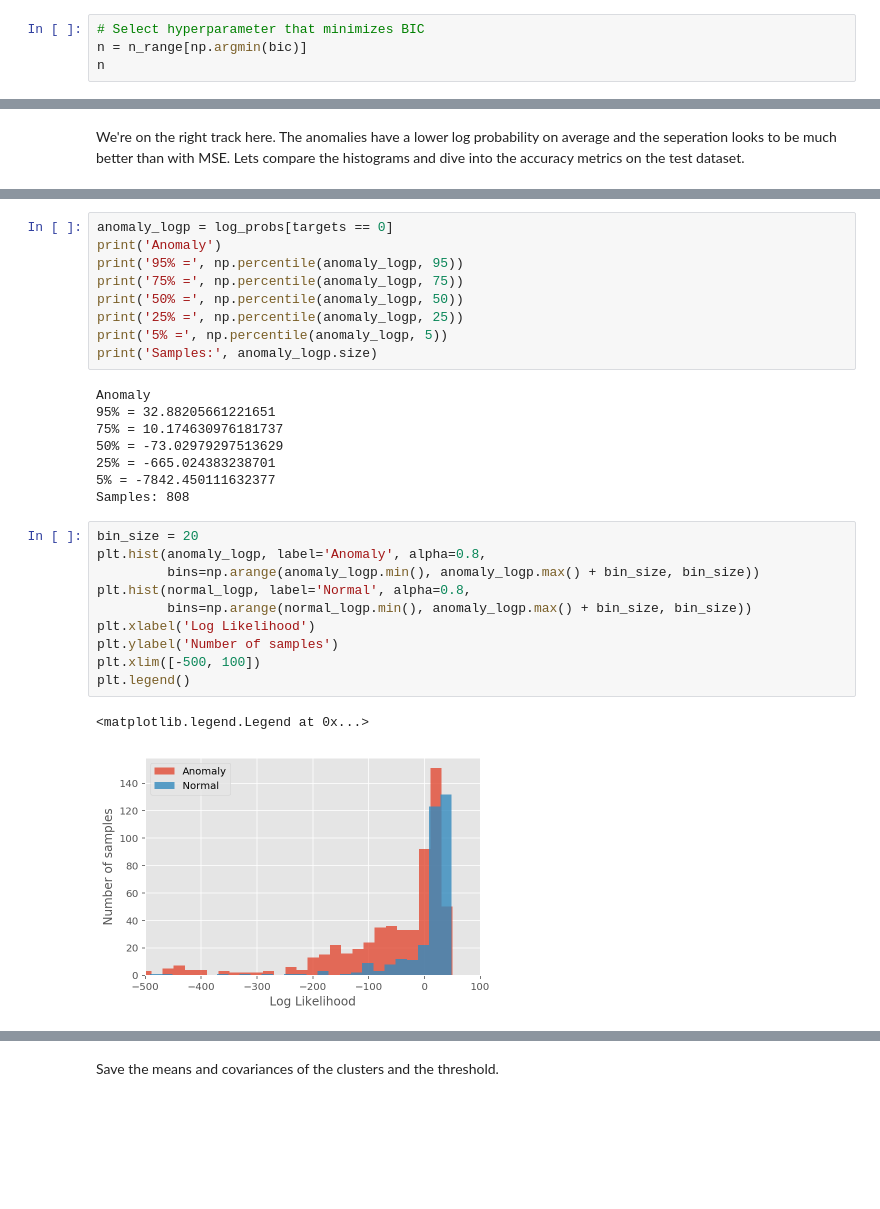
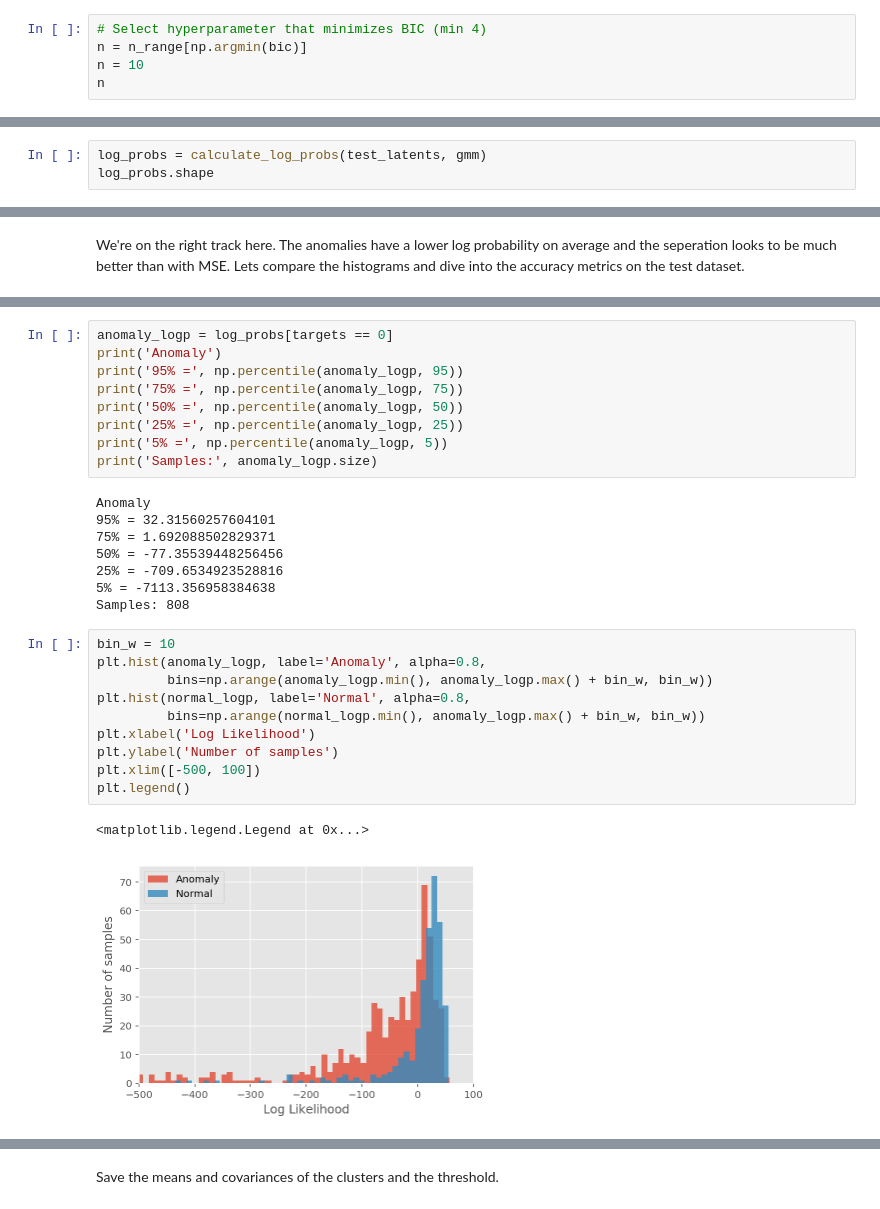
Before and after one commit to mttmac/glance, a Jupyter notebook: notebooks/VAE_clustering.ipynb, the cells around one changed output, grey strips where cells are left out. Cells and saved outputs as stored; diff of their text form; blank space fills up the shorter version.

```diff
--- a/notebooks/VAE_clustering.ipynb
+++ b/notebooks/VAE_clustering.ipynb
@@ -107,5 +96,6 @@ plt.legend()
 # %%
-# Select hyperparameter that minimizes BIC
+# Select hyperparameter that minimizes BIC (min 4)
 n = n_range[np.argmin(bic)]
+n = 10
 n
 # %% [output]
@@ -183,0 +128,3 @@ plt.legend()
+# %%
+log_probs = calculate_log_probs(test_latents, gmm)
+log_probs.shape
@@ -221,24 +170,24 @@ print('5% =', np.percentile(anomaly_logp, 5))
 print('Samples:', anomaly_logp.size)
 # %% [output]
 Anomaly
-95% = 32.88205661221651
-75% = 10.174630976181737
-50% = -73.02979297513629
-25% = -665.024383238701
-5% = -7842.450111632377
+95% = 32.31560257604101
+75% = 1.692088502829371
+50% = -77.35539448256456
+25% = -709.6534923528816
+5% = -7113.356958384638
 Samples: 808
 # %%
-bin_size = 20
+bin_w = 10
 plt.hist(anomaly_logp, label='Anomaly', alpha=0.8,
-         bins=np.arange(anomaly_logp.min(), anomaly_logp.max() + bin_size, bin_size))
+         bins=np.arange(anomaly_logp.min(), anomaly_logp.max() + bin_w, bin_w))
 plt.hist(normal_logp, label='Normal', alpha=0.8,
-         bins=np.arange(normal_logp.min(), anomaly_logp.max() + bin_size, bin_size))
+         bins=np.arange(normal_logp.min(), anomaly_logp.max() + bin_w, bin_w))
 plt.xlabel('Log Likelihood')
 plt.ylabel('Number of samples')
 plt.xlim([-500, 100])
 plt.legend()
 # %% [output]
 <matplotlib.legend.Legend at 0x...>
-[figure, old version]
+[figure, new version]
 # %%
 min_threshold = np.percentile(normal_logp, 5)
```
Also changed, not shown: parts of 36 cells of this notebook, 4 other files.
